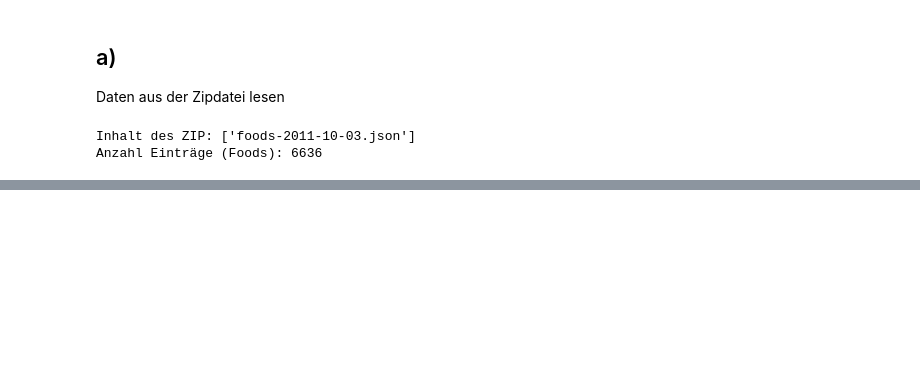
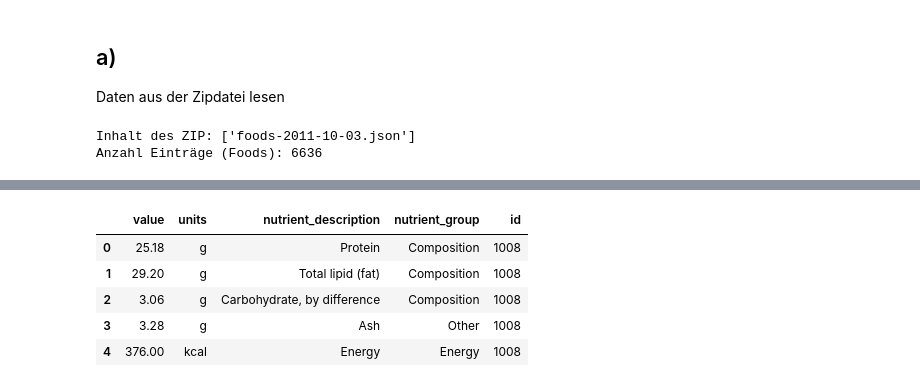
Before and after one commit to haasentimo/MachineLearning, a Jupyter notebook: Aufgabe1/Nummer2.ipynb, the cells around one changed output, grey strips where cells are left out. Cells and saved outputs as stored; diff of their text form; code cells hidden in the pictures; blank space fills up the shorter version.

```diff
--- a/Aufgabe1/Nummer2.ipynb
+++ b/Aufgabe1/Nummer2.ipynb
@@ -106,0 +61,11 @@ Merged shape: (375176, 8)
+# %%
+nutrient_dfs = []
+for item in data:
+    nutrients_list = item.get('nutrients', [])
+    if nutrients_list:
+        df_n = pd.DataFrame(nutrients_list)
+        df_n['id'] = item.get('id')
+        nutrient_dfs.append(df_n)
+
+nutrients = pd.concat(nutrient_dfs, ignore_index=True)
+nutrients.head()
@@ -106,0 +79,5 @@ Merged shape: (375176, 8)
+# %%
+print("nutrients (vor drop_duplicates) shape:", nutrients.shape)
+nutrients = nutrients.drop_duplicates().reset_index(drop=True)
+print("nutrients (nach drop_duplicates) shape:", nutrients.shape)
+nutrients.head()
@@ -106,0 +93,10 @@ Merged shape: (375176, 8)
+# %%
+nutrients = nutrients.rename(columns={'description': 'nutrient_description', 'group': 'nutrient_group'})
+nutrients.head()
+# %% [output]
+|  | value | units | nutrient_description | nutrient_group | id |
+| 0 | 25.18 | g | Protein | Composition | 1008 |
+| 1 | 29.20 | g | Total lipid (fat) | Composition | 1008 |
+| 2 | 3.06 | g | Carbohydrate, by difference | Composition | 1008 |
+| 3 | 3.28 | g | Ash | Other | 1008 |
+| 4 | 376.00 | kcal | Energy | Energy | 1008 |
```
Also changed, not shown: parts of 10 cells of this notebook, 1 other file.
